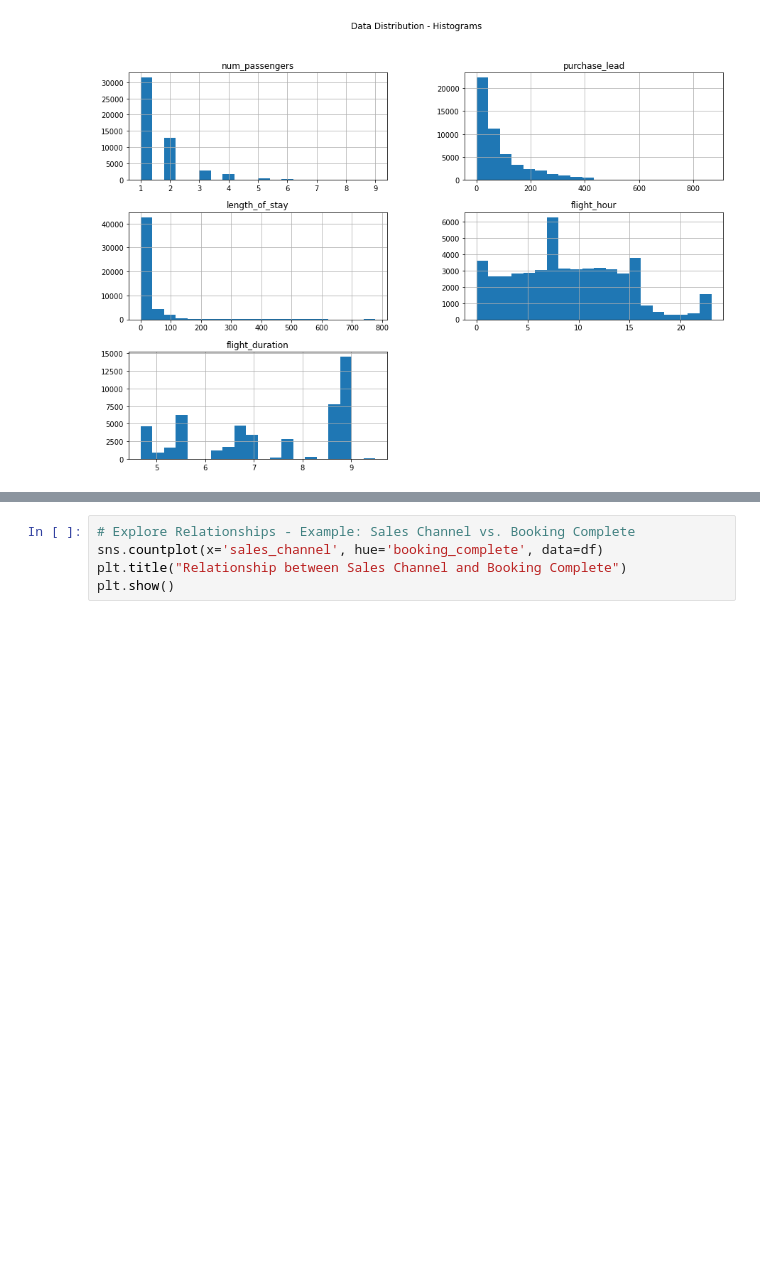
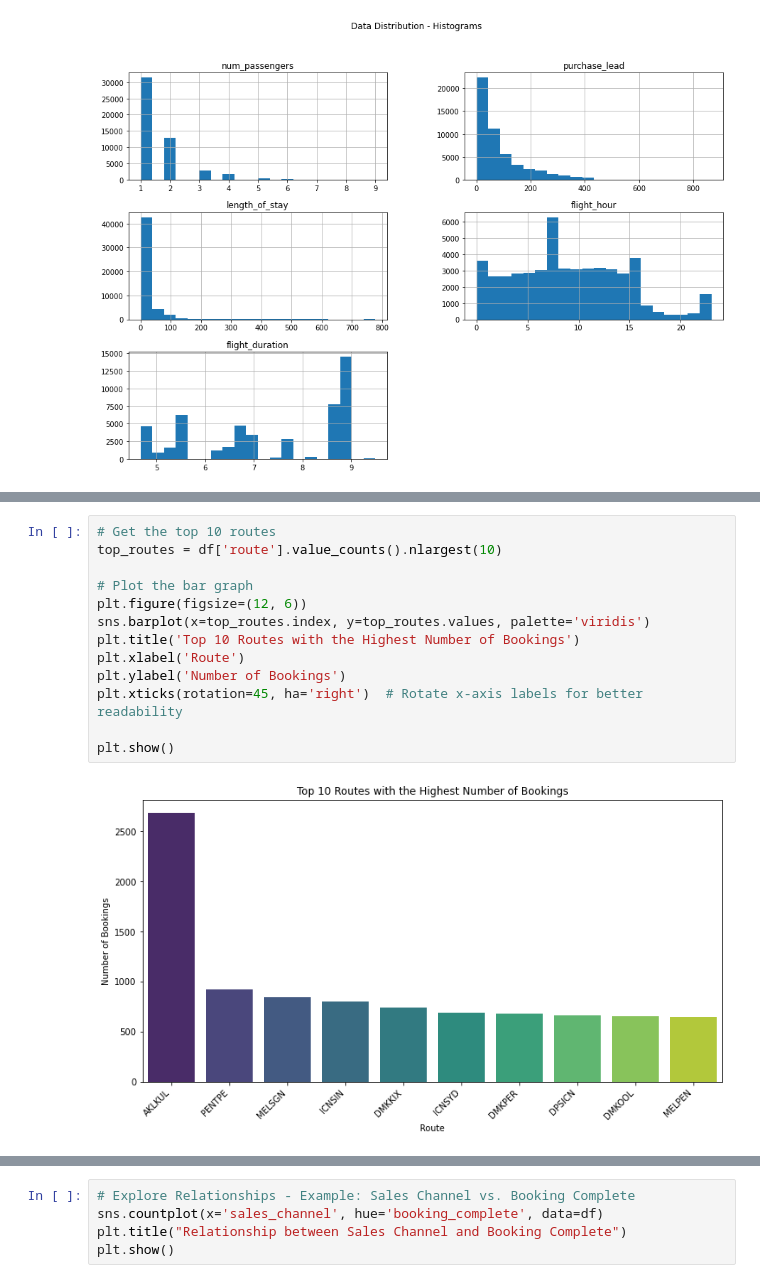
Before and after one commit to Perception-ui/fly_, a Jupyter notebook: notebook.ipynb, the cells around one changed output, grey strips where cells are left out. Saved outputs shown, nothing was run; the diff lists cells and outputs as text; blank space fills up the shorter version.

```diff
--- a/notebook.ipynb
+++ b/notebook.ipynb
@@ -354,0 +356,15 @@ for column in categorical_columns:
+# %%
+# Get the top 10 routes
+top_routes = df['route'].value_counts().nlargest(10)
+
+# Plot the bar graph
+plt.figure(figsize=(12, 6))
+sns.barplot(x=top_routes.index, y=top_routes.values, palette='viridis')
+plt.title('Top 10 Routes with the Highest Number of Bookings')
+plt.xlabel('Route')
+plt.ylabel('Number of Bookings')
+plt.xticks(rotation=45, ha='right')  # Rotate x-axis labels for better readability
+
+plt.show()
+# %% [output]
+[figure, added]
```
Also changed, not shown: parts of 78 cells of this notebook.
